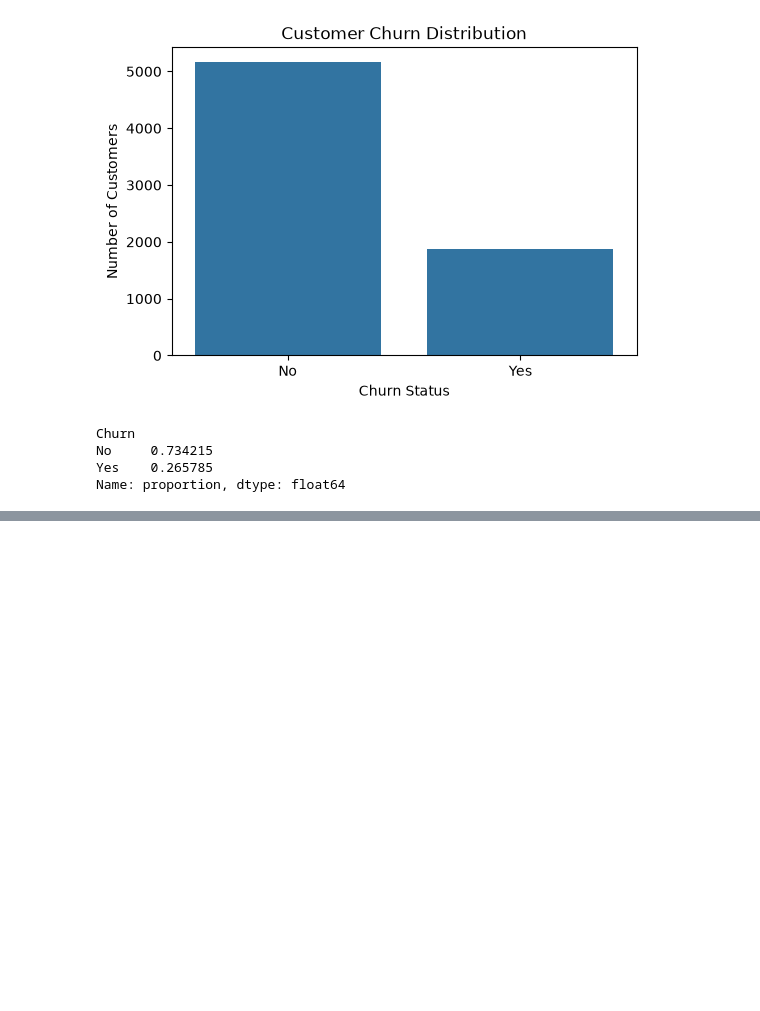
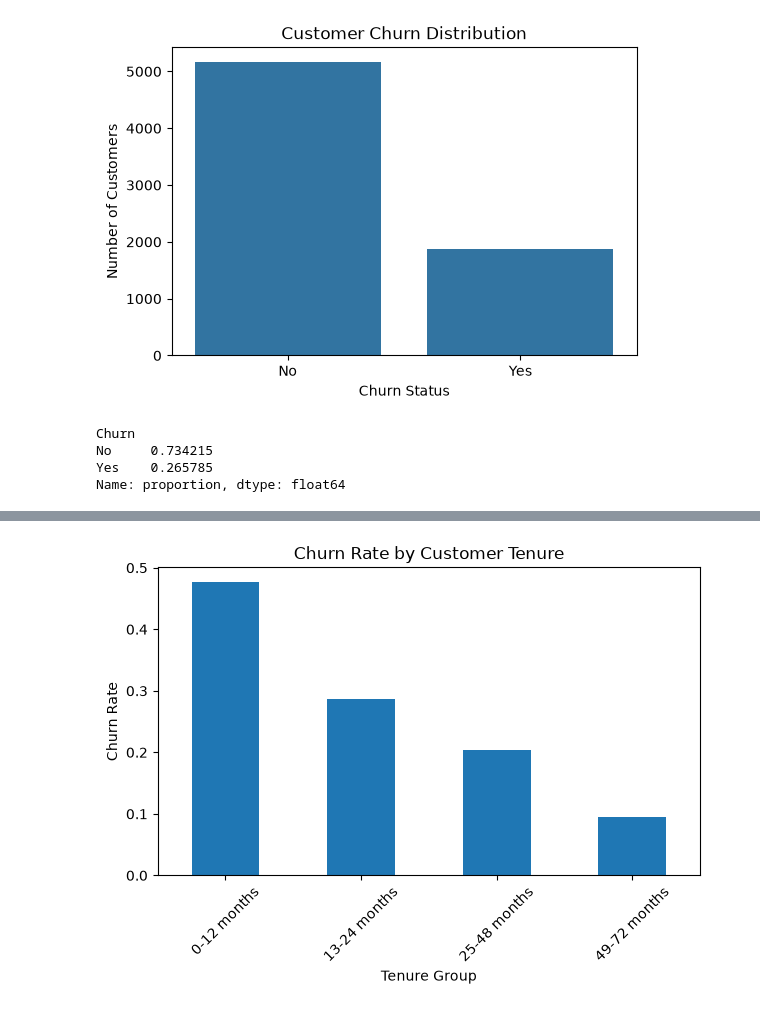
Before and after one commit to boraneak/Customer-Churn-Analysis, a Jupyter notebook: notebooks/churn_analysis.ipynb, the cells around one changed output, grey strips where cells are left out. Saved outputs shown, nothing was run; the diff lists cells and outputs as text; code cells hidden in the pictures; blank space fills up the shorter version.

```diff
--- a/notebooks/churn_analysis.ipynb
+++ b/notebooks/churn_analysis.ipynb
@@ -208,0 +292,13 @@ Name: proportion, dtype: float64
+# %%
+df["tenure_group"] = pd.cut(
+    df["tenure"],
+    bins=[0, 12, 24, 48, 72],
+    labels=[
+        "0-12 months",
+        "13-24 months",
+        "25-48 months",
+        "49-72 months"
+    ]
+)
+
+df["tenure_group"].value_counts()
@@ -208,0 +312,8 @@ Name: proportion, dtype: float64
+# %%
+tenure_churn = pd.crosstab(
+    df["tenure_group"],
+    df["Churn"],
+    normalize="index"
+)
+
+tenure_churn
@@ -208,0 +335,14 @@ Name: proportion, dtype: float64
+# %%
+tenure_churn["Yes"].plot(
+    kind="bar",
+    figsize=(7,4)
+)
+
+plt.title("Churn Rate by Customer Tenure")
+plt.ylabel("Churn Rate")
+plt.xlabel("Tenure Group")
+plt.xticks(rotation=45)
+
+plt.show()
+# %% [output]
+[figure, added]
```
Also changed, not shown: parts of 26 cells of this notebook.
